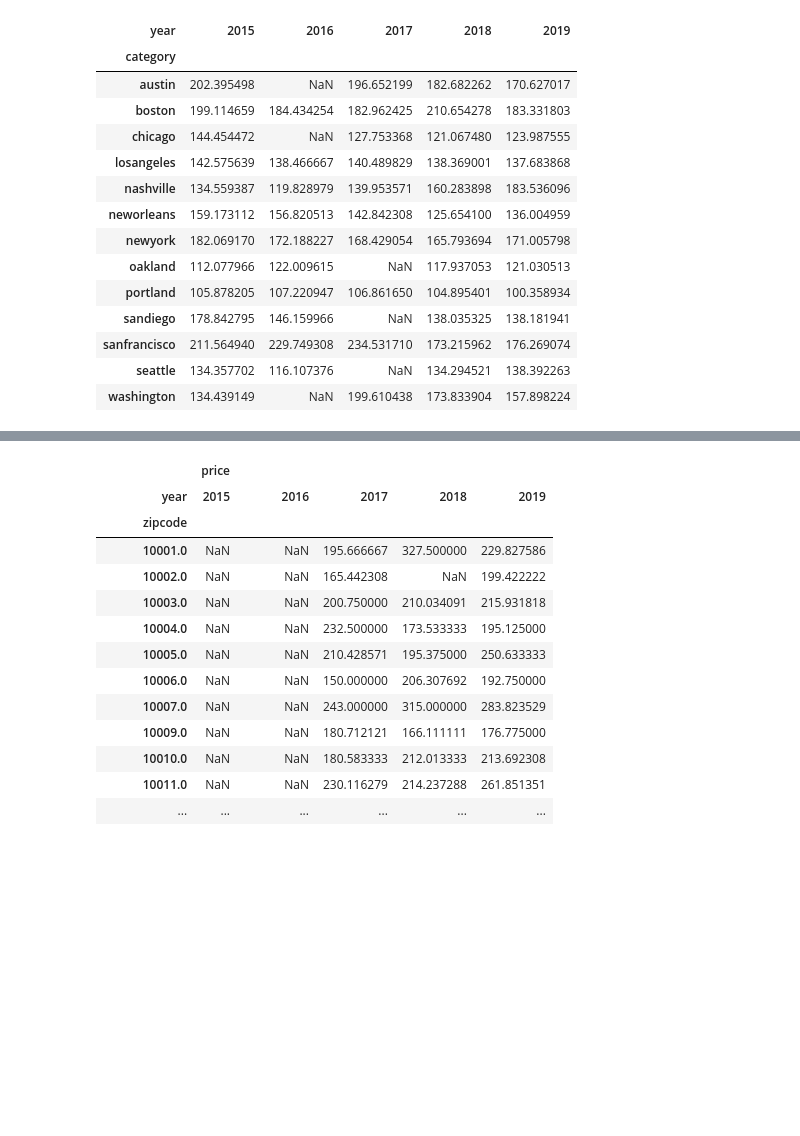
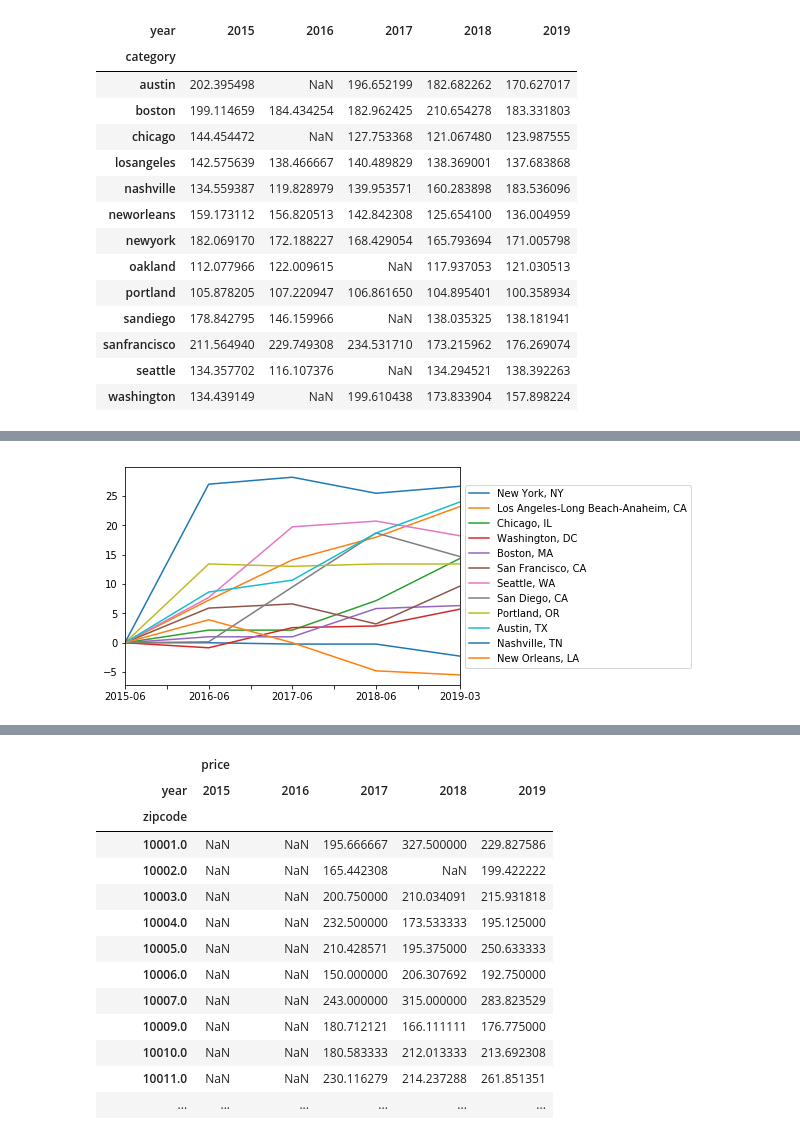
Before and after one commit to cye2277/Final_Project, a Jupyter notebook: PR_Final_project.ipynb, the cells around one changed output, grey strips where cells are left out. Cells and saved outputs as stored; diff of their text form; code cells hidden in the pictures; blank space fills up the shorter version.

```diff
--- a/PR_Final_project.ipynb
+++ b/PR_Final_project.ipynb
@@ -194,7 +196,8 @@ zillow_1b.head(10)
 | 9 | Atlanta, GA | 9 | 1000.0 | 995.0 | 1000.0 | 1000.0 | 1075.0 | 1050.0 | 995.0 | 950.0 | ... | ... |
 10 rows × 112 columns
 # %%
-zillow_1b[(zillow_1b['RegionName'] == "Chicago, IL") | (zillow_1b['RegionName'] == "New York, NY")| (zillow_1b['RegionName'] == "Washington, DC") |(zillow_1b['RegionName'] == "Boston, MA") |(zillow_1b['RegionName'] == "San Francisco, CA") |(zillow_1b['RegionName'] == "Seattle, WA") |(zillow_1b['RegionName'] == "Portland, OR") |(zillow_1b['RegionName'] == "Austin, TX") |(zillow_1b['RegionName'] == "Nashville, TN")|(zillow_1b['RegionName'] == "New Orleans, LA")|(zillow_1b['RegionName'] == "San Diego, CA")|(zillow_1b['RegionName'] == "Los Angeles-Long Beach-Anaheim, CA")][['RegionName','2015-06','2016-06','2017-06','2018-06','2019-03']]
+new_zillow_1b = zillow_1b[(zillow_1b['RegionName'] == "Chicago, IL") | (zillow_1b['RegionName'] == "New York, NY")| (zillow_1b['RegionName'] == "Washington, DC") |(zillow_1b['RegionName'] == "Boston, MA") |(zillow_1b['RegionName'] == "San Francisco, CA") |(zillow_1b['RegionName'] == "Seattle, WA") |(zillow_1b['RegionName'] == "Portland, OR") |(zillow_1b['RegionName'] == "Austin, TX") |(zillow_1b['RegionName'] == "Nashville, TN")|(zillow_1b['RegionName'] == "New Orleans, LA")|(zillow_1b['RegionName'] == "San Diego, CA")|(zillow_1b['RegionName'] == "Los Angeles-Long Beach-Anaheim, CA")][['RegionName','2015-06','2016-06','2017-06','2018-06','2019-03']]
+new_zillow_1b
 # %% [output]
 |  | RegionName | 2015-06 | 2016-06 | 2017-06 | 2018-06 | 2019-03 |
 | 1 | New York, NY | 2200.0 | 2200.0 | 2195.0 | 2195.0 | 2150.0 |
@@ -209,3 +212,6 @@ zillow_1b[(zillow_1b['RegionName'] == "Chicago, IL") | (zillow_1b['RegionName']
 | 35 | Austin, TX | 985.0 | 1070.0 | 1090.0 | 1169.0 | 1221.0 |
 | 37 | Nashville, TN | 1100.0 | 1397.0 | 1410.0 | 1380.0 | 1393.0 |
 | 45 | New Orleans, LA | 1150.0 | 1195.0 | 1150.0 | 1095.0 | 1087.0 |
+# %%
+new_zillow_1b = new_zillow_1b.set_index('RegionName')
+new_zillow_1b
@@ -211,0 +233,3 @@ zillow_1b[(zillow_1b['RegionName'] == "Chicago, IL") | (zillow_1b['RegionName']
+# %%
+new_zillow_1b = new_zillow_1b.T
+new_zillow_1b
@@ -466,0 +576,3 @@ total_1b_apt_list.groupby(['category','year'])['price'].agg('mean').unstack()
+# %%
+new_zillow_pct_trend_1b = new_zillow_1b.apply(lambda x: x.div(x.iloc[0]).subtract(1).mul(100))
+new_zillow_pct_trend_1b
@@ -466,0 +589,6 @@ total_1b_apt_list.groupby(['category','year'])['price'].agg('mean').unstack()
+# %%
+new_zillow_pct_trend_1b.plot()
+plt.legend(loc='center left', bbox_to_anchor=(1.0, 0.5))
+plt.show()
+# %% [output]
+[figure, added]
```
Also changed, not shown: parts of 39 cells of this notebook.
